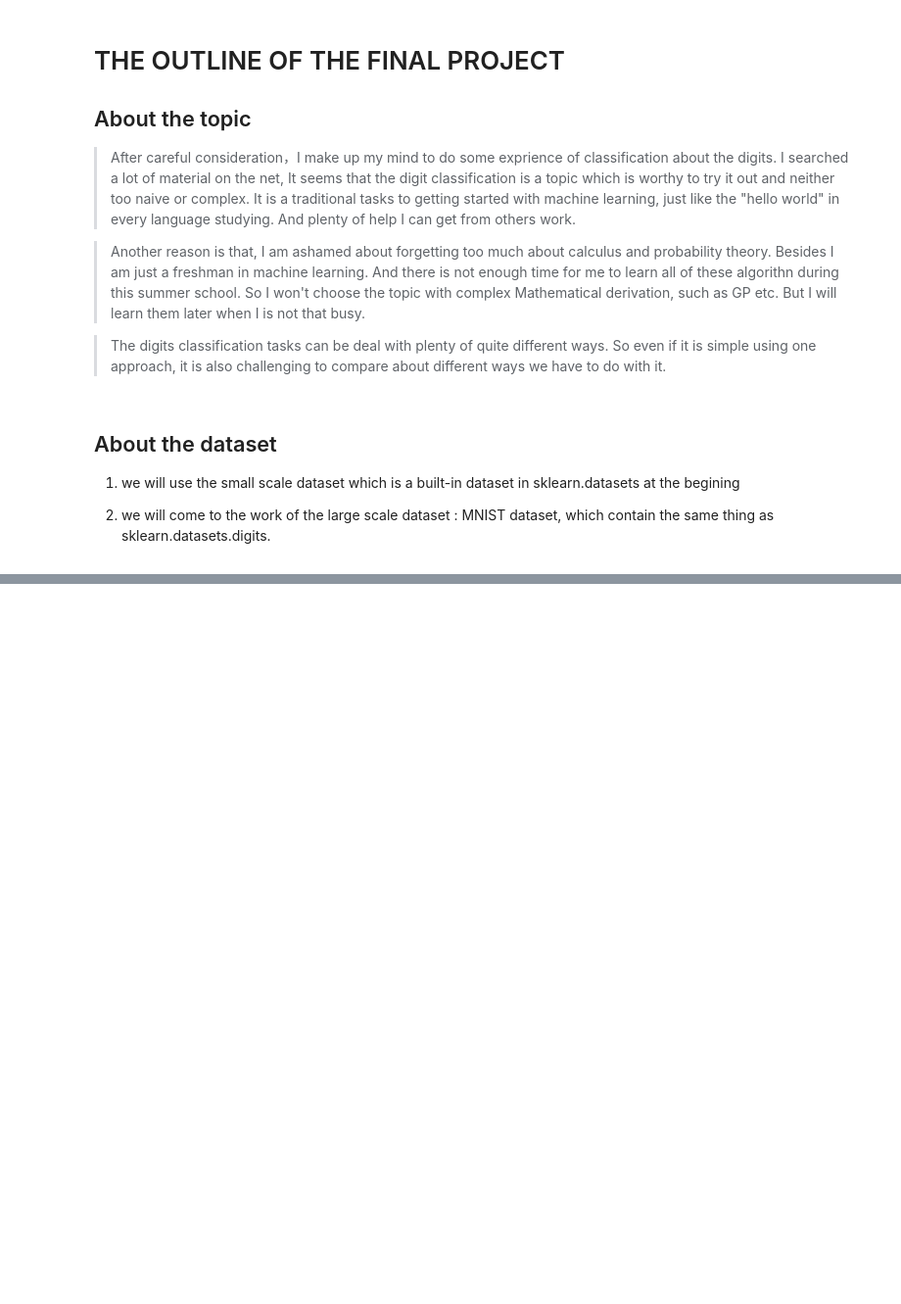
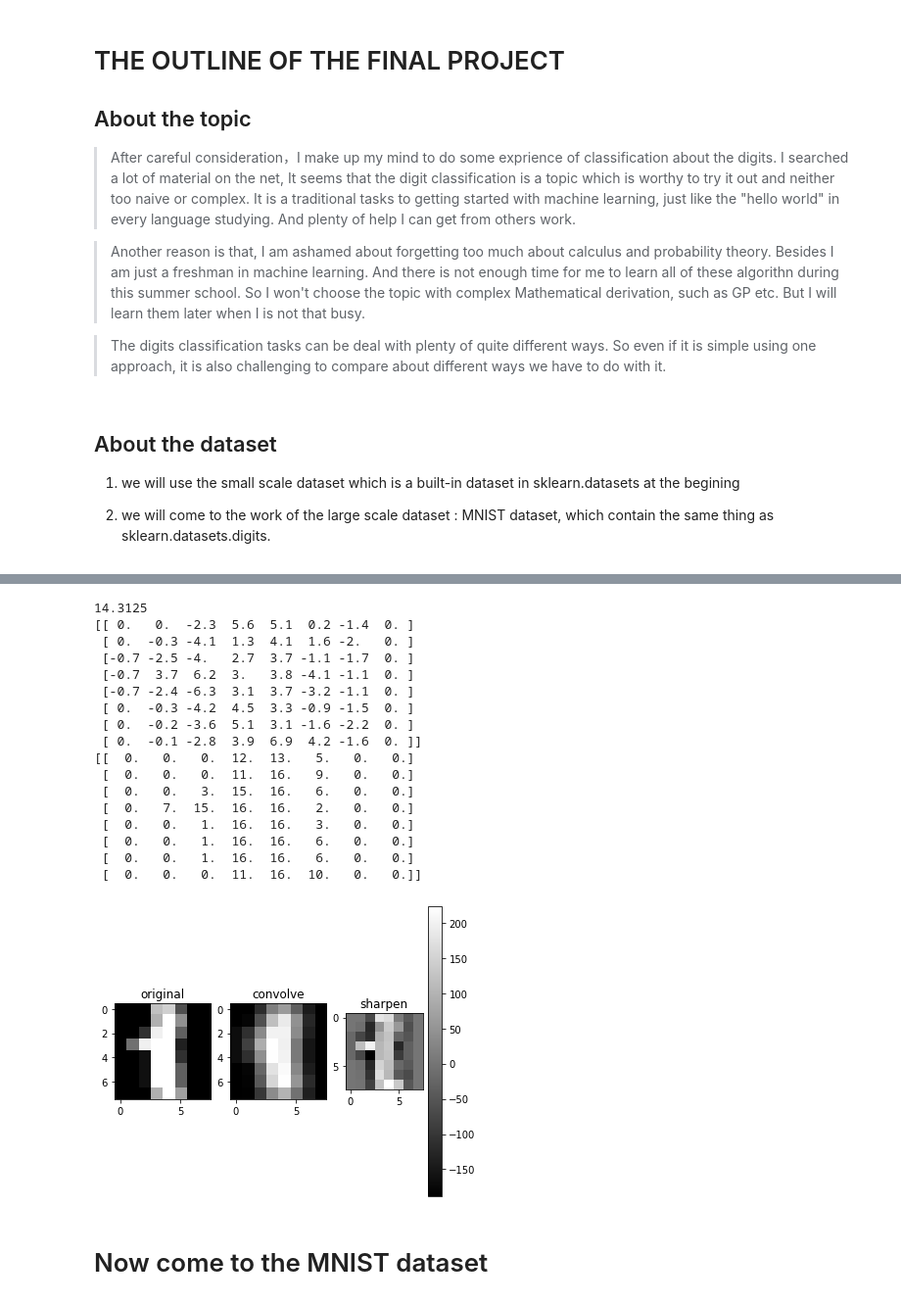
Before and after one commit to Columbine21/Astron_Class, a Jupyter notebook: final_project/Astron_Final_Project.ipynb, the cells around one changed output, grey strips where cells are left out. Shown: that part at 98% size. Drawn from its saved outputs; the diff is of its cells as text; code cells hidden in the pictures; blank space fills up the shorter version.

```diff
--- a/final_project/Astron_Final_Project.ipynb
+++ b/final_project/Astron_Final_Project.ipynb
@@ -63,0 +153,67 @@ Y_large_scale = mnist.target
+# %%
+# we would like to do convolution to the picture.
+
+# In this cell we will just do some test of the first picture in the dataset.
+
+# we will get 2 variant of the origin ones.(smooth one & sharpen one)
+
+# kernel definitions here !
+smoothing_convolution_kernel = np.array([[0.1,0.1,0.1],[0.1,0.2,0.1],[0.1,0.1,0.1]])
+
+left_boundary_sharpen_kernel = np.array([[2,3,2],[0,5,0],[-2,-3,-2]])
+
+# image_convolve funciton
+def image_convolve(image, kernel = smoothing_convolution_kernel):
+    # initialize the size
+    size_img, size_ker = np.array(image.shape), np.array(kernel.shape)
+    border_x, border_y = (size_ker / 2).astype(int)
+
+    # do some padding to keep the same size of picture.
+    image_padding  = np.zeros(size_img+size_ker-np.ones(1).astype(int))
+    image_convolve = np.zeros(image.shape)
+    image_padding[border_x:-border_x,border_y:-border_y] = image
+
+    # Convolve
+    for i in np.arange(1, len(image)+1, 1):
+        for j in np.arange(1, len(image[0])+1, 1):
+            image_convolve[i-border_x, j-border_y] = np.sum(kernel * image_padding[i-border_x:i+border_x+1,j-border_y:j+border_y+1])
+
+    # sharpen the picture.
+    image_sharpen = image + 30 * (image - image_convolve)
+
+    # add a filter to avoid noise.
+    mean_pixel =  np.mean(image_sharpen)
+    print(mean_pixel)
+    # test part
+    print(image - image_convolve); print(image)
+    # show the graph
+    fig = plt.figure(figsize=(6,6))
+    ax1 = plt.subplot(131); ax1.set_title("original")
+    imshow(image,cmap="gray")
+    ax2 = plt.subplot(132); ax2.set_title("convolve")
+    imshow(image_convolve,cmap="gray")
+    ax3 = plt.subplot(133); ax3.set_title("sharpen")
+    imshow(image_sharpen,cmap="gray")
+    colorbar()
+    return image_convolve, image_sharpen
+
+smooth_X, sharpen_X = image_convolve(X_small_origin[1].reshape(-1,8))
+# %% [output]
+14.3125
+[[ 0.   0.  -2.3  5.6  5.1  0.2 -1.4  0. ]
+ [ 0.  -0.3 -4.1  1.3  4.1  1.6 -2.   0. ]
+ [-0.7 -2.5 -4.   2.7  3.7 -1.1 -1.7  0. ]
+ [-0.7  3.7  6.2  3.   3.8 -4.1 -1.1  0. ]
+ [-0.7 -2.4 -6.3  3.1  3.7 -3.2 -1.1  0. ]
+ [ 0.  -0.3 -4.2  4.5  3.3 -0.9 -1.5  0. ]
+ [ 0.  -0.2 -3.6  5.1  3.1 -1.6 -2.2  0. ]
+ [ 0.  -0.1 -2.8  3.9  6.9  4.2 -1.6  0. ]]
+[[  0.   0.   0.  12.  13.   5.   0.   0.]
+ [  0.   0.   0.  11.  16.   9.   0.   0.]
+ [  0.   0.   3.  15.  16.   6.   0.   0.]
+ [  0.   7.  15.  16.  16.   2.   0.   0.]
+ [  0.   0.   1.  16.  16.   3.   0.   0.]
+ [  0.   0.   1.  16.  16.   6.   0.   0.]
+ [  0.   0.   1.  16.  16.   6.   0.   0.]
+ [  0.   0.   0.  11.  16.  10.   0.   0.]]
+[figure, added]
@@ -63,0 +222,2 @@ Y_large_scale = mnist.target
+# %% [markdown]
+# Now come to the MNIST dataset
```
Also changed, not shown: parts of 23 cells of this notebook, 1 other file.
